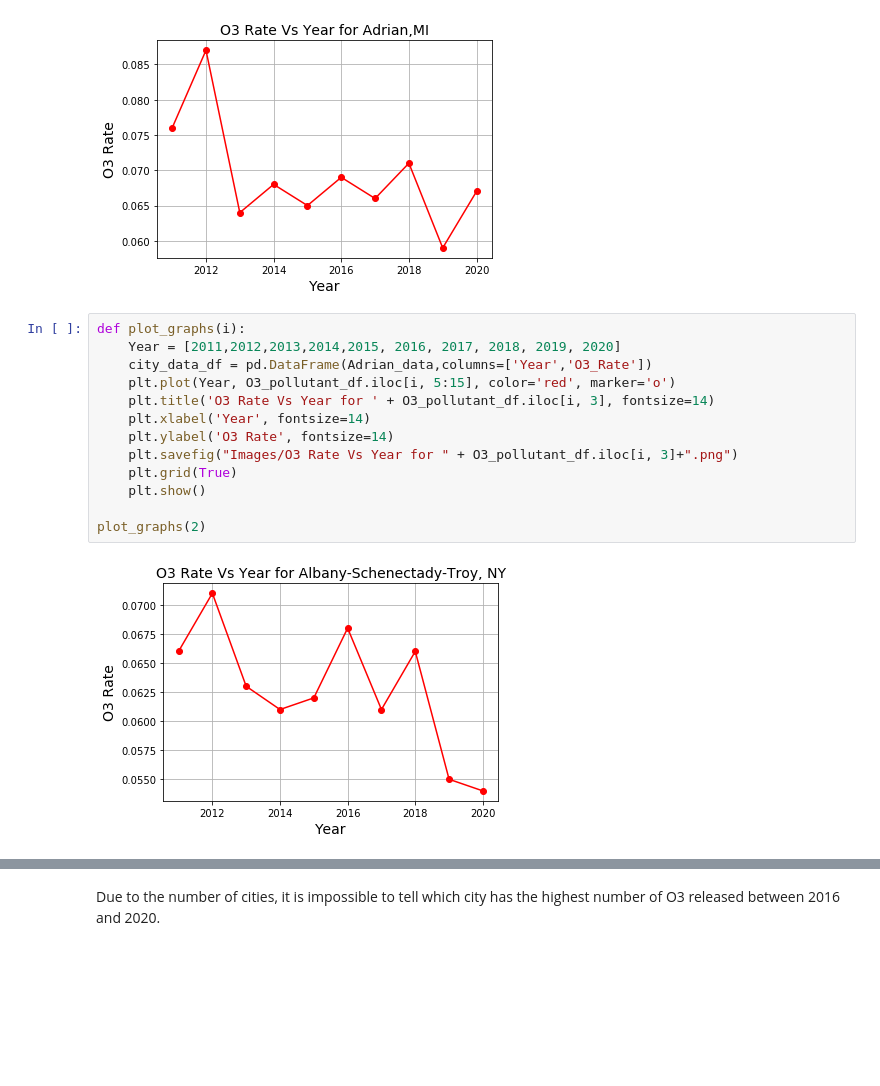
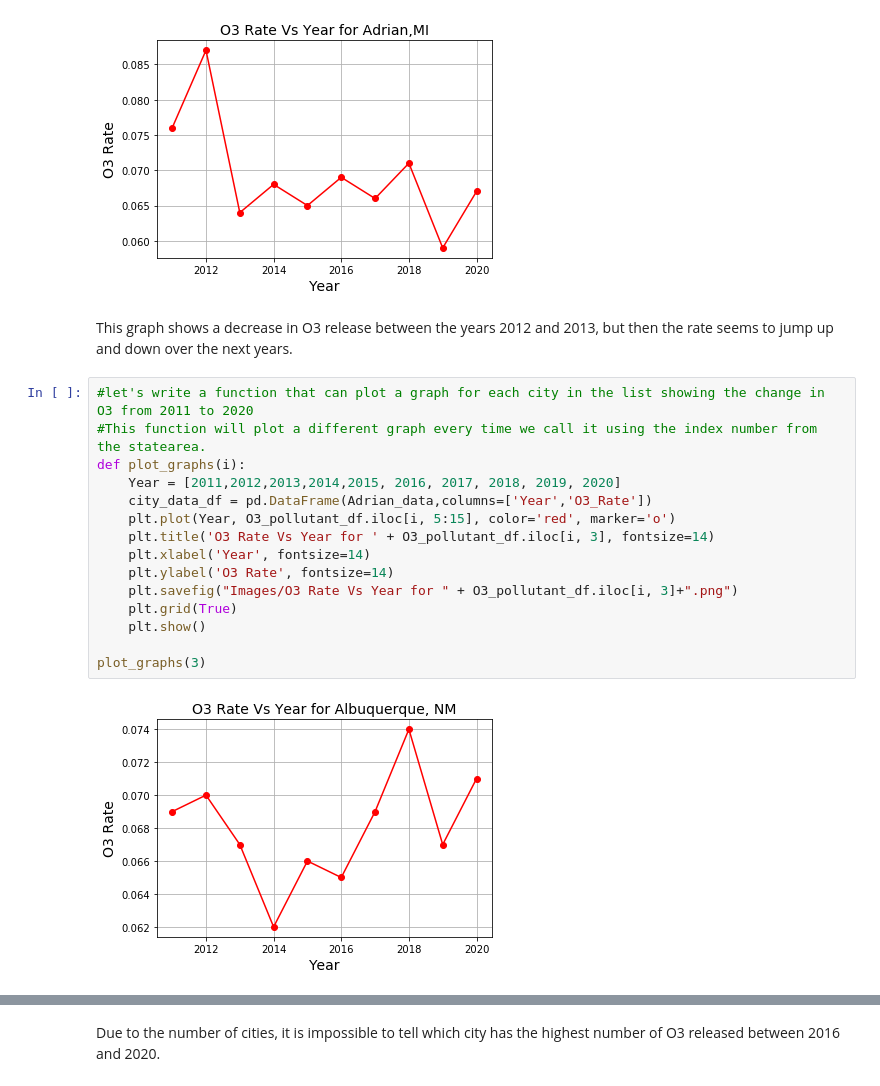
Before and after one commit to diallomt193/America-s-air-quality-analysis, a Jupyter notebook: O3 Analysis.ipynb, the cells around one changed output, grey strips where cells are left out. Drawn from its saved outputs; the diff is of its cells as text; blank space fills up the shorter version.

```diff
--- a/O3 Analysis.ipynb
+++ b/O3 Analysis.ipynb
@@ -194,18 +194,22 @@ plt.grid(True)
 plt.show()
 # %% [output]
 [figure]
+# %% [markdown]
+This graph shows a decrease in O3 release between the years 2012 and 2013, but then the rate seems to jump up and down over the next years.
 # %%
+#let's write a function that can plot a graph for each city in the list showing the change in O3 from 2011 to 2020
+#This function will plot a different graph every time we call it using the index number from the statearea.
 def plot_graphs(i):
     Year = [2011,2012,2013,2014,2015, 2016, 2017, 2018, 2019, 2020]
     city_data_df = pd.DataFrame(Adrian_data,columns=['Year','O3_Rate'])
     plt.plot(Year, O3_pollutant_df.iloc[i, 5:15], color='red', marker='o')
     plt.title('O3 Rate Vs Year for ' + O3_pollutant_df.iloc[i, 3], fontsize=14)
     plt.xlabel('Year', fontsize=14)
     plt.ylabel('O3 Rate', fontsize=14)
     plt.savefig("Images/O3 Rate Vs Year for " + O3_pollutant_df.iloc[i, 3]+".png")
     plt.grid(True)
     plt.show()
 
-plot_graphs(2)
+plot_graphs(3)
 # %% [output]
-[figure, old version]
+[figure, new version]
```
Also changed, not shown: parts of 5 cells of this notebook, 9 other files.
